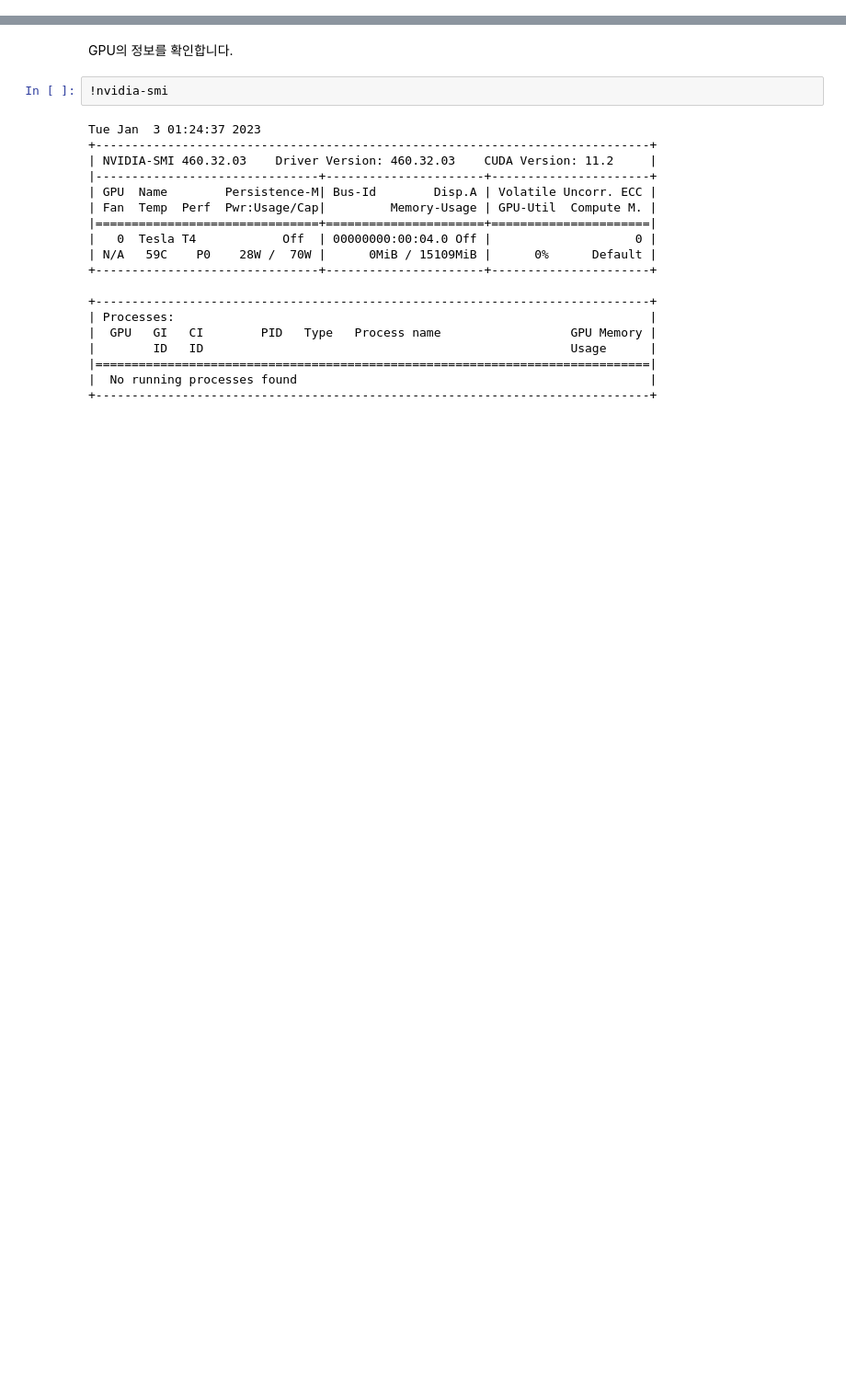
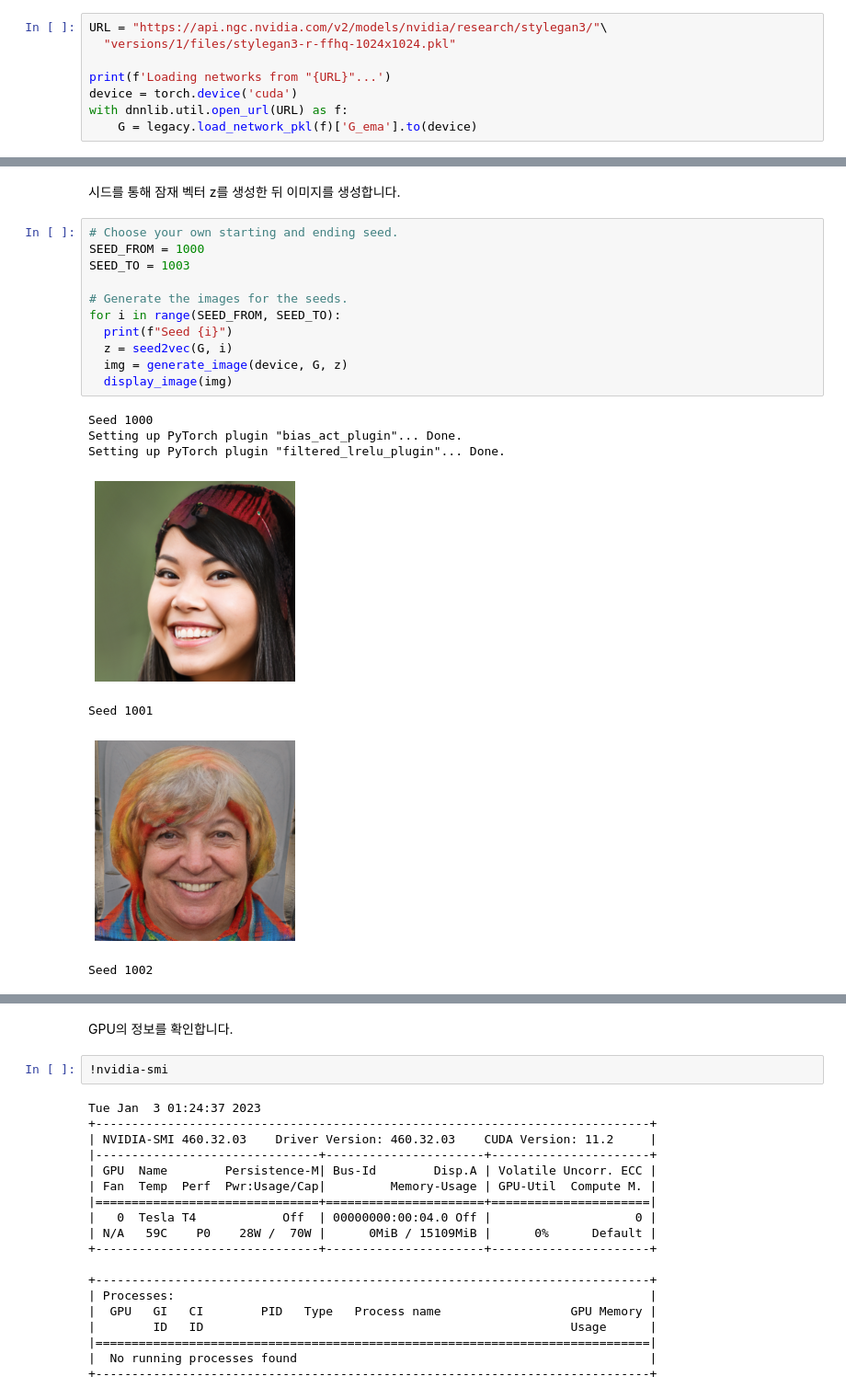
Before and after one commit to dotsnangles/from-keras-to-pytorch, a Jupyter notebook: stylegan2.ipynb, the cells around one changed output, grey strips where cells are left out. Shown at 92% size. Cells and saved outputs as stored; diff of their text form; blank space fills up the shorter version.

```diff
--- a/stylegan2.ipynb
+++ b/stylegan2.ipynb
@@ -4,0 +84,8 @@
+# %%
+URL = "https://api.ngc.nvidia.com/v2/models/nvidia/research/stylegan3/"\
+  "versions/1/files/stylegan3-r-ffhq-1024x1024.pkl"
+
+print(f'Loading networks from "{URL}"...')
+device = torch.device('cuda')
+with dnnlib.util.open_url(URL) as f:
+    G = legacy.load_network_pkl(f)['G_ema'].to(device)
@@ -4,0 +95,21 @@
+# %% [markdown]
+시드를 통해 잠재 벡터 z를 생성한 뒤 이미지를 생성합니다.
+# %%
+# Choose your own starting and ending seed.
+SEED_FROM = 1000
+SEED_TO = 1003
+
+# Generate the images for the seeds.
+for i in range(SEED_FROM, SEED_TO):
+  print(f"Seed {i}")
+  z = seed2vec(G, i)
+  img = generate_image(device, G, z)
+  display_image(img)
+# %% [output]
+Seed 1000
+Setting up PyTorch plugin "bias_act_plugin"... Done.
+Setting up PyTorch plugin "filtered_lrelu_plugin"... Done.
+[figure, added]
+Seed 1001
+[figure, added]
+Seed 1002
```
Also changed, not shown: parts of 36 cells of this notebook.
